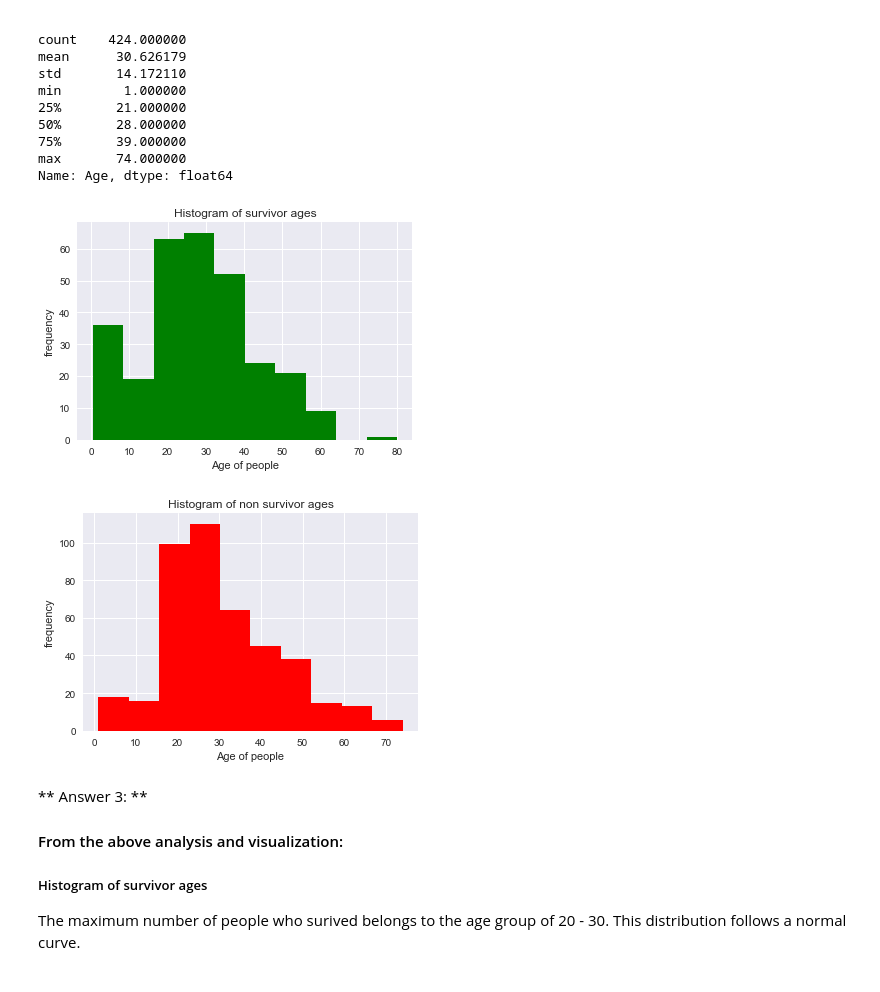
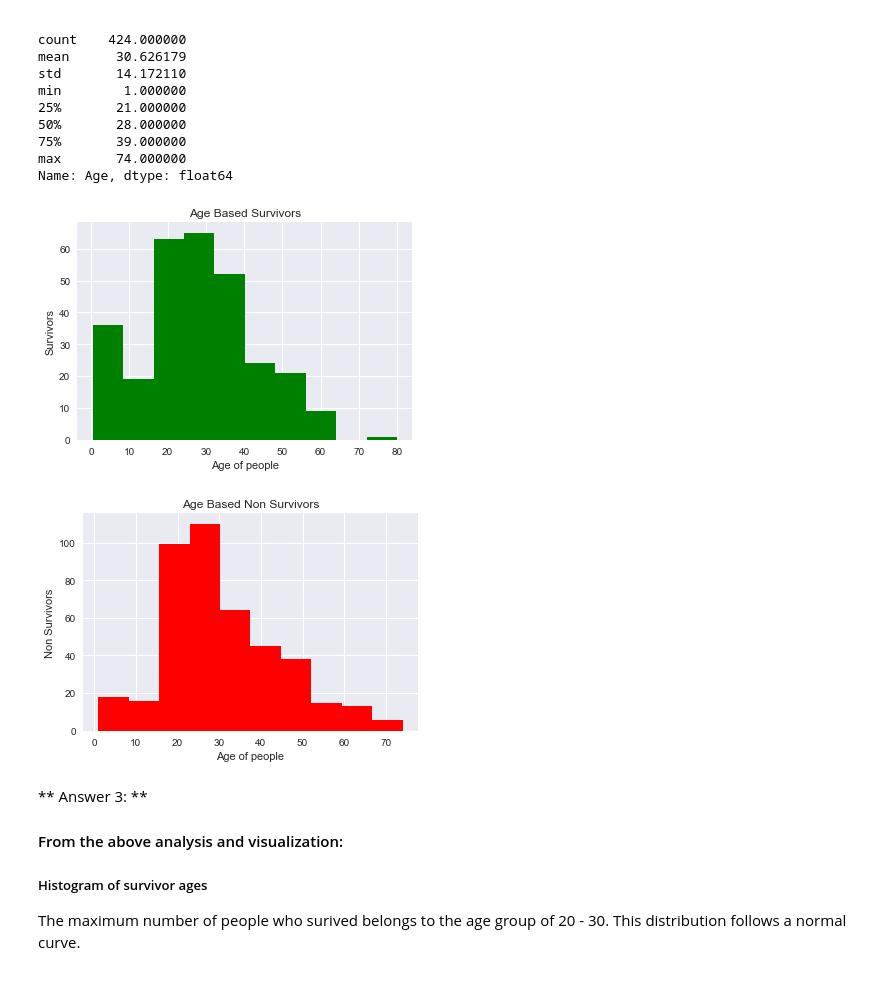
Before and after one commit to GaneshM35/Investigate-a-Dataset, a Jupyter notebook: Titanic+Dataset+Investigation.ipynb, the cells around one changed output. Saved outputs shown, nothing was run; the diff lists cells and outputs as text; code cells hidden in the pictures.

```diff
--- a/Titanic Dataset Investigation.ipynb
+++ b/Titanic+Dataset+Investigation.ipynb
@@ -233,22 +268,22 @@ Name: Age, dtype: float64
 # %%
 # Histogram of survivors ages
 
 plt.hist(survived_ages,color=['green'])
 plt.xlabel('Age of people')
-plt.ylabel('frequency')
-plt.title('Histogram of survivor ages')
+plt.ylabel('Survivors')
+plt.title('Age Based Survivors')
 plt.show()
 
 # Histogram of non survivors ages
 
 plt.hist(non_survived_ages,color=['red'])
 plt.xlabel('Age of people')
-plt.ylabel('frequency')
-plt.title('Histogram of non survivor ages')
+plt.ylabel('Non Survivors')
+plt.title('Age Based Non Survivors')
 plt.show()
 # %% [output]
-[figure, old version]
+[figure, new version]
-[figure, old version]
+[figure, new version]
 # %% [markdown]
 ** Answer 3: **
 #### From the above analysis and visualization:
```
Also changed, not shown: parts of 5 cells of this notebook, 1 other file.
